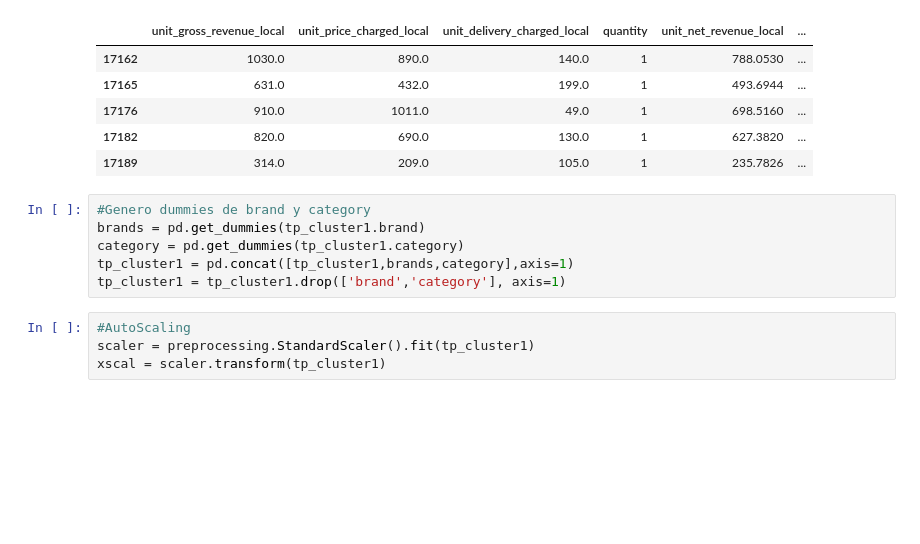
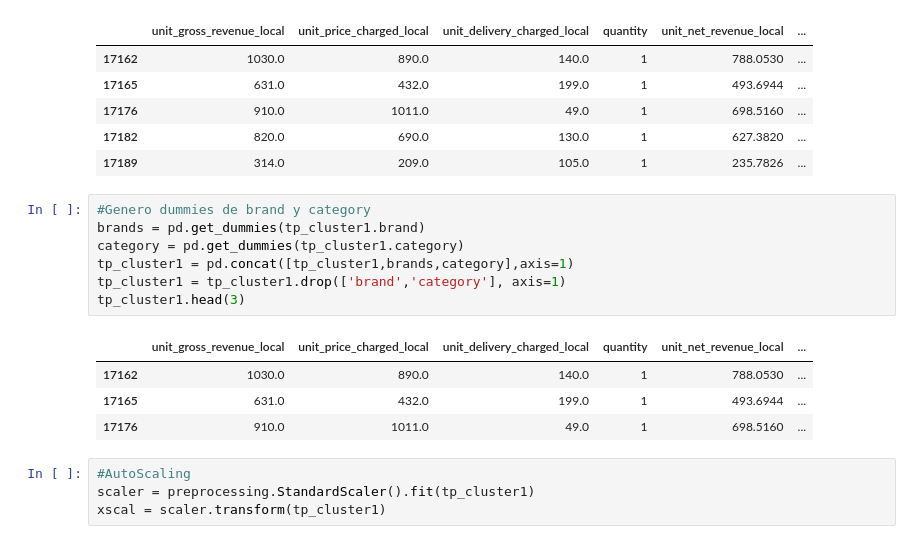
Before and after one commit to AgustinVelurtas/grupo13_clusterai, a Jupyter notebook: tp_grupo13.ipynb, the cells around one changed output. Drawn from its saved outputs; the diff is of its cells as text; blank space fills up the shorter version.

```diff
--- a/tp_grupo13.ipynb
+++ b/tp_grupo13.ipynb
@@ -611,9 +611,15 @@ tp_cluster1.head(5)
 # %%
 #Genero dummies de brand y category
 brands = pd.get_dummies(tp_cluster1.brand)
 category = pd.get_dummies(tp_cluster1.category)
 tp_cluster1 = pd.concat([tp_cluster1,brands,category],axis=1)
 tp_cluster1 = tp_cluster1.drop(['brand','category'], axis=1)
+tp_cluster1.head(3)
+# %% [output]
+|  | unit_gross_revenue_local | unit_price_charged_local | unit_delivery_charged_local | quantity | unit_net_revenue_local | ... |
+| 17162 | 1030.0 | 890.0 | 140.0 | 1 | 788.0530 | ... |
+| 17165 | 631.0 | 432.0 | 199.0 | 1 | 493.6944 | ... |
+| 17176 | 910.0 | 1011.0 | 49.0 | 1 | 698.5160 | ... |
 # %%
 #AutoScaling
 scaler = preprocessing.StandardScaler().fit(tp_cluster1)
```
Also changed, not shown: parts of 32 cells of this notebook.
